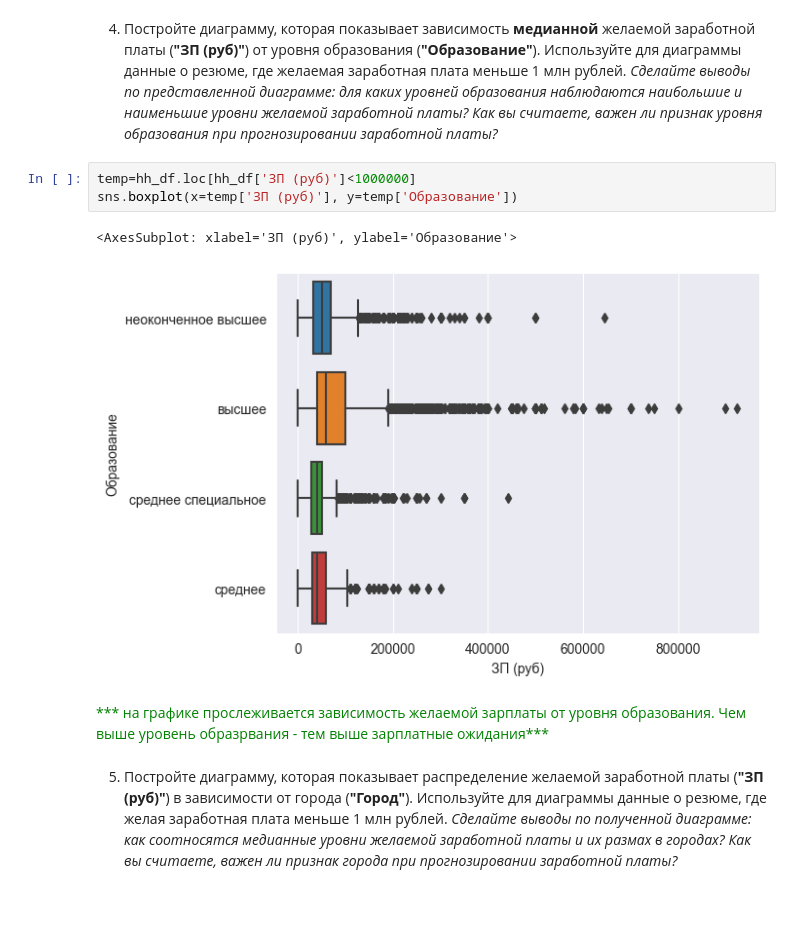
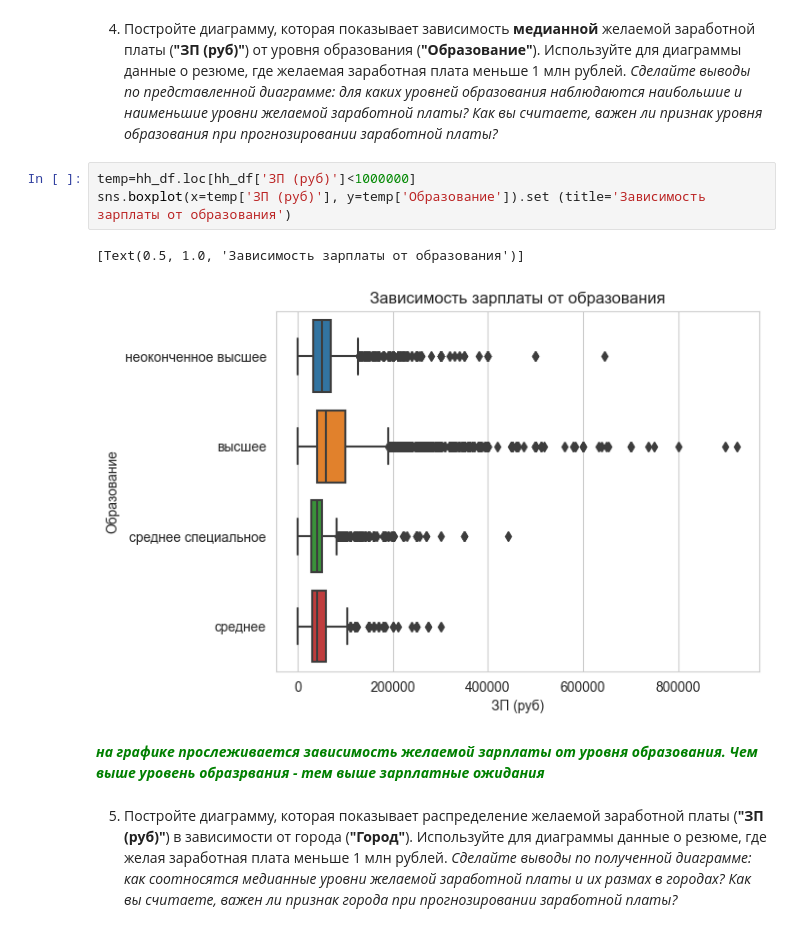
Before and after one commit to andreyko75/project_hh, a Jupyter notebook: project_hh.ipynb, the cells around one changed output. Drawn from its saved outputs; the diff is of its cells as text; blank space fills up the shorter version.

```diff
--- a/project_hh.ipynb
+++ b/project_hh.ipynb
@@ -503,12 +503,12 @@ Name: ЗП (руб), dtype: float64
 *Сделайте выводы по представленной диаграмме: для каких уровней образования наблюдаются наибольшие и наименьшие уровни желаемой заработной платы? Как вы считаете, важен ли признак уровня образования при прогнозировании заработной платы?*
 # %%
 temp=hh_df.loc[hh_df['ЗП (руб)']<1000000]
-sns.boxplot(x=temp['ЗП (руб)'], y=temp['Образование'])
+sns.boxplot(x=temp['ЗП (руб)'], y=temp['Образование']).set (title='Зависимость зарплаты от образования')
 # %% [output]
-<AxesSubplot: xlabel='ЗП (руб)', ylabel='Образование'>
+[Text(0.5, 1.0, 'Зависимость зарплаты от образования')]
-[figure, old version]
+[figure, new version]
 # %% [markdown]
-<span style="color:green">*** на графике прослеживается зависимость желаемой зарплаты от уровня образования.  Чем выше уровень образрвания - тем выше зарплатные ожидания***</span>
+<span style="color:green"> ***на графике прослеживается зависимость желаемой зарплаты от уровня образования.  Чем выше уровень образрвания - тем выше зарплатные ожидания*** </span>
 # %% [markdown]
 5. Постройте диаграмму, которая показывает распределение желаемой заработной платы (**"ЗП (руб)"**) в зависимости от города (**"Город"**). Используйте для диаграммы данные о резюме, где желая заработная плата меньше 1 млн рублей.
 *Сделайте выводы по полученной диаграмме: как соотносятся медианные уровни желаемой заработной платы и их размах в городах? Как вы считаете, важен ли признак города при прогнозировании заработной платы?*
```
Also changed, not shown: parts of 40 cells of this notebook, 2 other files.
